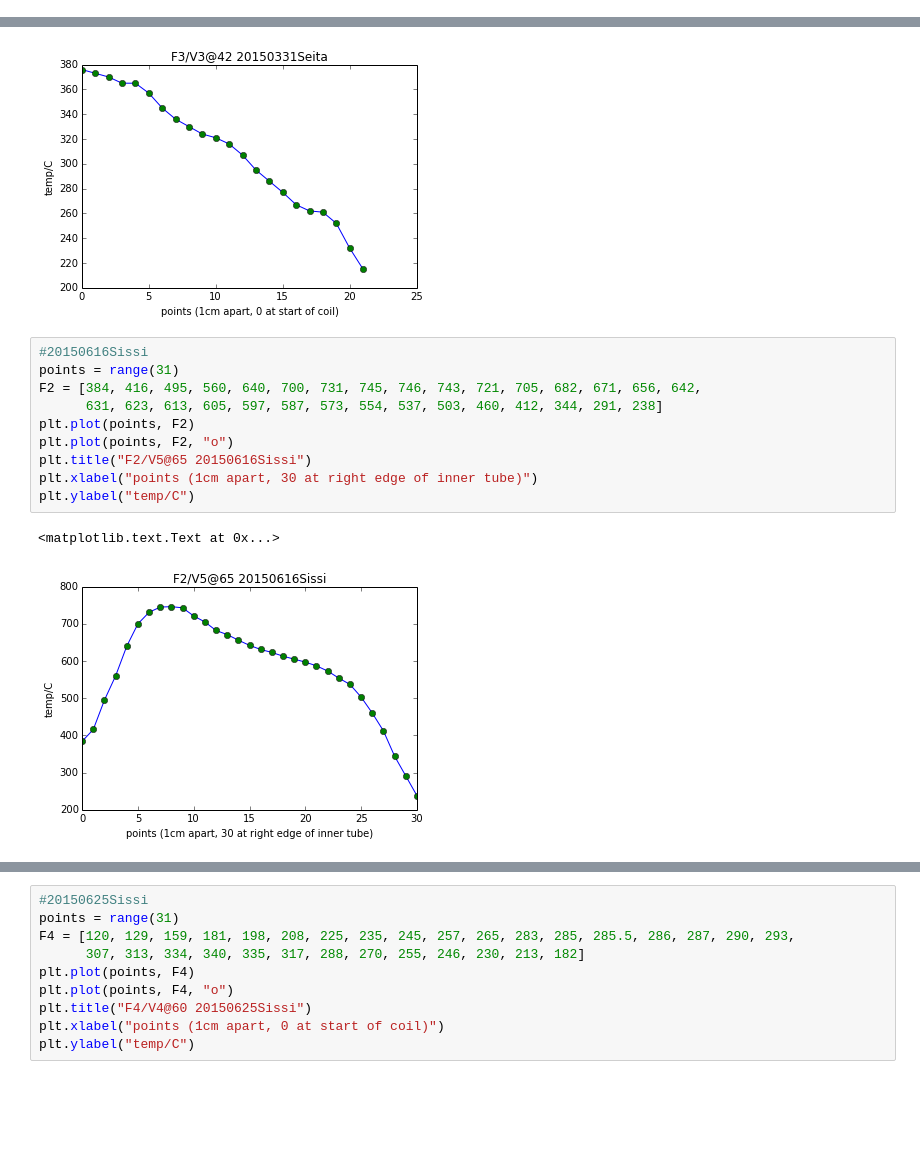
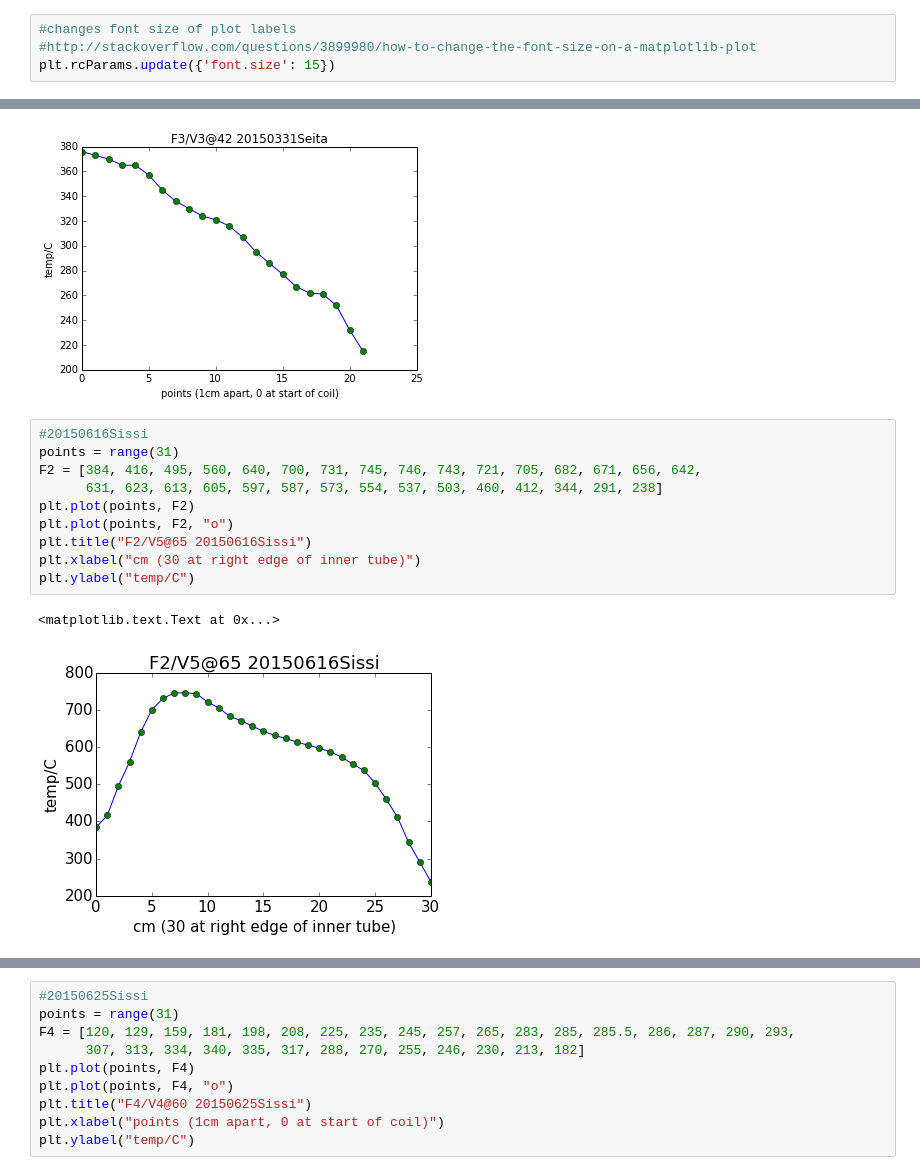
Before and after one commit to sissiwxy/furnaceTempLog, a Jupyter notebook: furnaceTempLog.ipynb, the cells around one changed output, grey strips where cells are left out. Drawn from its saved outputs; the diff is of its cells as text; blank space fills up the shorter version.

Commit message:
added option to change font size

```diff
--- a/furnaceTempLog.ipynb
+++ b/furnaceTempLog.ipynb
@@ -5,6 +5,10 @@ Populating the interactive namespace from numpy and matplotlib
 # %% [markdown]
 Plots' naming convention:
     [furnace# / powersource# @ powersource setting]   [date+person who took the data]
+# %%
+#changes font size of plot labels
+#http://stackoverflow.com/questions/3899980/how-to-change-the-font-size-on-a-matplotlib-plot
+plt.rcParams.update({'font.size': 15})
 # %%
 #F2/V2@78 20150320Seita
 points = range(28)
@@ -37,16 +41,16 @@ plt.ylabel("temp/C")
 # %%
 #20150616Sissi
 points = range(31)
 F2 = [384, 416, 495, 560, 640, 700, 731, 745, 746, 743, 721, 705, 682, 671, 656, 642,
       631, 623, 613, 605, 597, 587, 573, 554, 537, 503, 460, 412, 344, 291, 238]
 plt.plot(points, F2)
 plt.plot(points, F2, "o")
 plt.title("F2/V5@65 20150616Sissi")
-plt.xlabel("points (1cm apart, 30 at right edge of inner tube)")
+plt.xlabel("cm (30 at right edge of inner tube)")
 plt.ylabel("temp/C")
 # %% [output]
 <matplotlib.text.Text at 0x...>
-[figure, old version]
+[figure, new version]
 # %%
 #20150616Sissi
 points = range(31)
```
Also changed, not shown: parts of 3 cells of this notebook.
